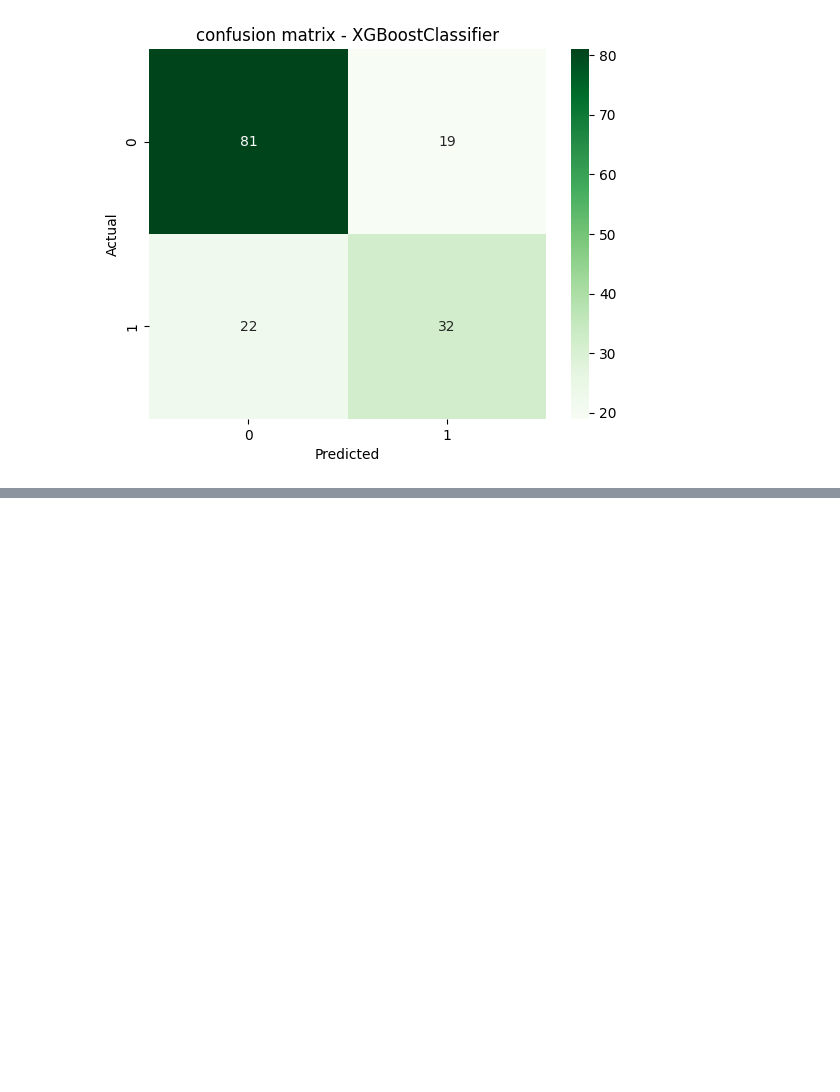
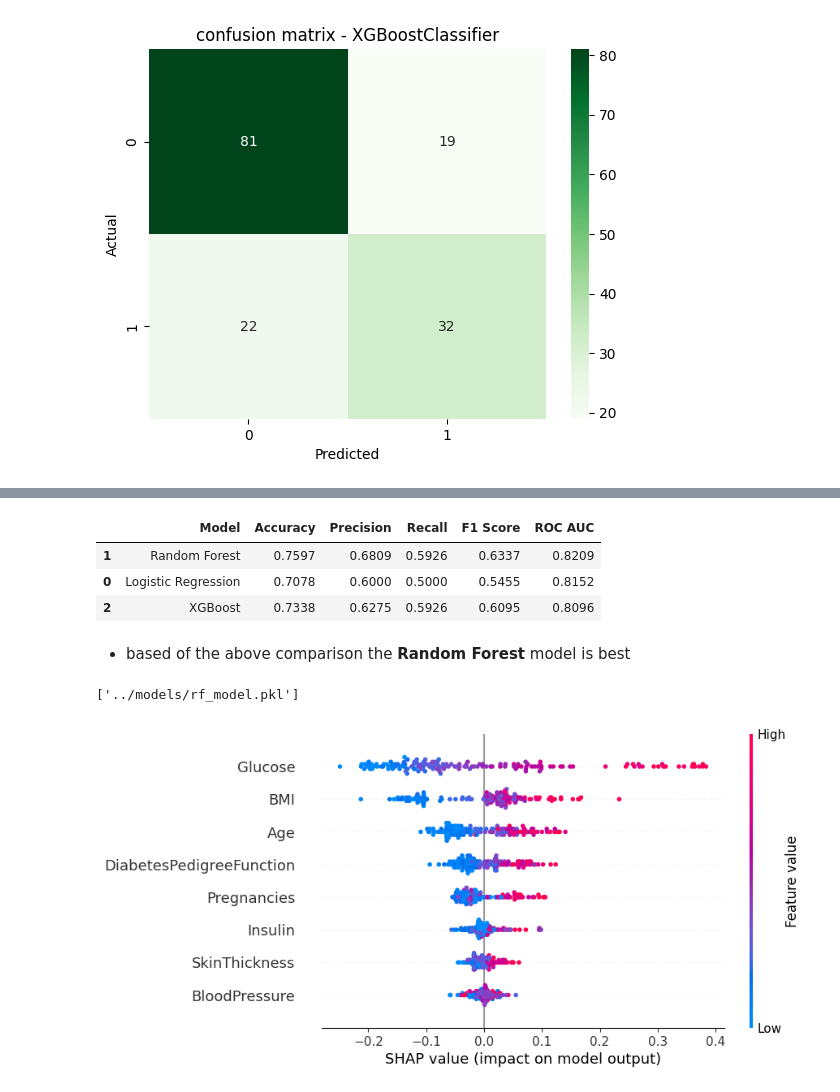
Before and after one commit to abhigyan24379/Smart-Health_predictor, a Jupyter notebook: notebooks/01_diabetes_eda.ipynb, the cells around one changed output, grey strips where cells are left out. Saved outputs shown, nothing was run; the diff lists cells and outputs as text; code cells hidden in the pictures; blank space fills up the shorter version.

```diff
--- a/notebooks/01_diabetes_eda.ipynb
+++ b/notebooks/01_diabetes_eda.ipynb
@@ -257,0 +303,51 @@ weighted avg       0.73      0.73      0.73       154
+# %%
+from sklearn.metrics import accuracy_score, precision_score, recall_score, f1_score,roc_auc_score
+
+# Generating predictions
+log_pred= log_model.predict(x_test)
+rf_pred = rf_model.predict(x_test)
+xgb_pred = xgb_model.predict(x_test)
+
+# predicting probabilities for ROC AUC
+log_prob = log_model.predict_proba(x_test)[:, 1]
+rf_prob = rf_model.predict_proba(x_test)[:, 1]
+xgb_prob = xgb_model.predict_proba(x_test)[:, 1]
+
+# Creating comparison dataframe
+model_scores = pd.DataFrame(
+    {
+        "Model": ["Logistic Regression", "Random Forest", "XGBoost"],
+        "Accuracy": [
+            accuracy_score(y_test, log_pred),
+            accuracy_score(y_test, rf_pred),
+            accuracy_score(y_test, xgb_pred)
+            ],
+        "Precision": [
+            precision_score(y_test, log_pred),
+            precision_score(y_test, rf_pred),
+            precision_score(y_test, xgb_pred)
+            ],
+        "Recall": [
+            recall_score(y_test, log_pred),
+            recall_score(y_test, rf_pred),
+            recall_score(y_test, xgb_pred)
+            ],
+        "F1 Score": [
+            f1_score(y_test, log_pred),
+            f1_score(y_test, rf_pred),
+            f1_score(y_test, xgb_pred)
+            ],
+        "ROC AUC": [
+            roc_auc_score(y_test, log_prob),
+            roc_auc_score(y_test, rf_prob),
+            roc_auc_score(y_test, xgb_prob)
+            ]
+    }
+).round(4)
+
+model_scores.sort_values(by="ROC AUC", ascending=False)
+# %% [output]
+|  | Model | Accuracy | Precision | Recall | F1 Score | ROC AUC |
+| 1 | Random Forest | 0.7597 | 0.6809 | 0.5926 | 0.6337 | 0.8209 |
+| 0 | Logistic Regression | 0.7078 | 0.6000 | 0.5000 | 0.5455 | 0.8152 |
+| 2 | XGBoost | 0.7338 | 0.6275 | 0.5926 | 0.6095 | 0.8096 |
@@ -257,0 +358,25 @@ weighted avg       0.73      0.73      0.73       154
+# %% [markdown]
+- based of the above comparison the **Random Forest** model is best
+# %%
+joblib.dump(rf_model, "../models/rf_model.pkl")
+# %% [output]
+['../models/rf_model.pkl']
+# %%
+# loading the final model
+rf_model = joblib.load("../models/rf_model.pkl")
+
+x_test.to_csv("../data/x_test.csv", index=False)
+
+# loading the x_test data
+x_test = pd.read_csv("../data/x_test.csv")
+# %%
+explainer = shap.Explainer(rf_model, x_test)
+shap_values = explainer(x_test, check_additivity=False)
+
+# print(shap_values )
+# check_additivity=False is used to avoid warnings for non-additive models
+# %%
+# For binary classification, select SHAP values for the positive class (index 1)
+shap.plots.beeswarm(shap_values[:, :, 1])
+# %% [output]
+[figure, added]
```
Also changed, not shown: parts of 8 cells of this notebook, 3 other files.
